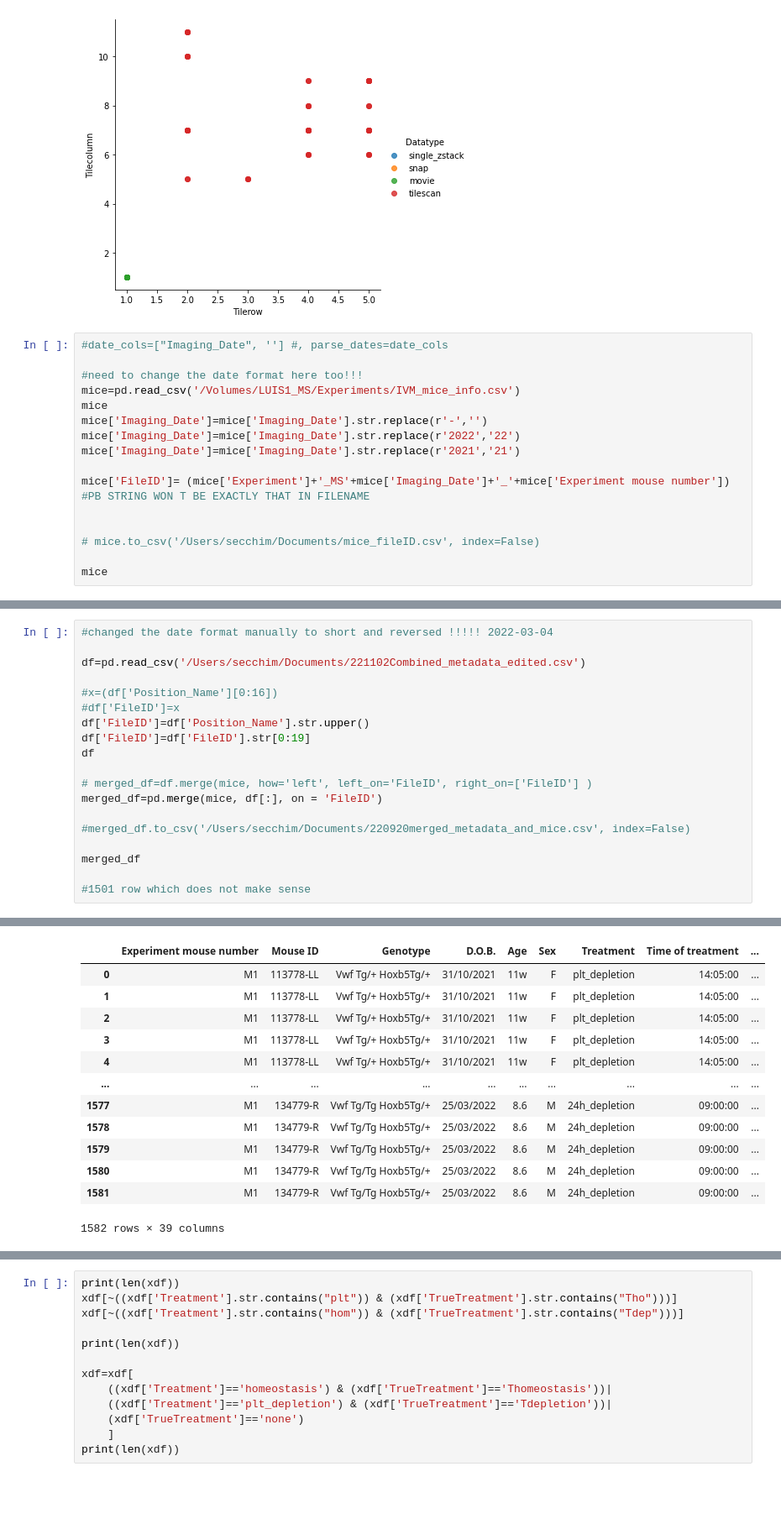
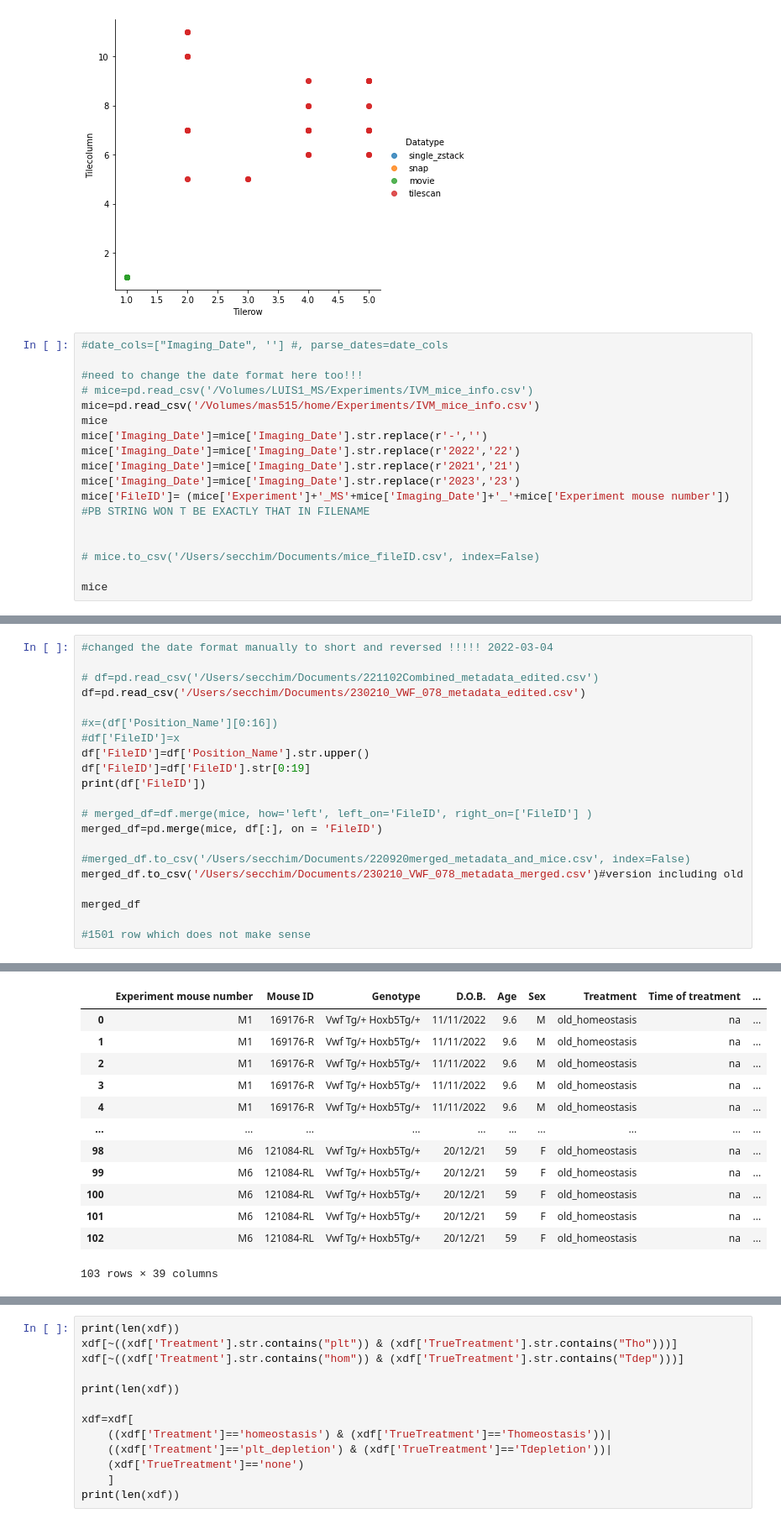
Before and after one commit to Mas515/Image_analysis, a Jupyter notebook: CZI_metadata_processing/Metadata_plotting.ipynb, the cells around one changed output, grey strips where cells are left out. Shown at 84% size. Cells and saved outputs as stored; diff of their text form; blank space fills up the shorter version.

```diff
--- a/CZI_metadata_processing/Metadata_plotting.ipynb
+++ b/CZI_metadata_processing/Metadata_plotting.ipynb
@@ -85,12 +87,13 @@ sns.lmplot('Tilerow','Tilecolumn',data=pddf, hue='Datatype', fit_reg=False)
 #date_cols=["Imaging_Date", ''] #, parse_dates=date_cols
 
 #need to change the date format here too!!!
-mice=pd.read_csv('/Volumes/LUIS1_MS/Experiments/IVM_mice_info.csv')
+# mice=pd.read_csv('/Volumes/LUIS1_MS/Experiments/IVM_mice_info.csv')
+mice=pd.read_csv('/Volumes/mas515/home/Experiments/IVM_mice_info.csv')
 mice
 mice['Imaging_Date']=mice['Imaging_Date'].str.replace(r'-','')
 mice['Imaging_Date']=mice['Imaging_Date'].str.replace(r'2022','22')
 mice['Imaging_Date']=mice['Imaging_Date'].str.replace(r'2021','21')
-
+mice['Imaging_Date']=mice['Imaging_Date'].str.replace(r'2023','23')
 mice['FileID']= (mice['Experiment']+'_MS'+mice['Imaging_Date']+'_'+mice['Experiment mouse number'])
 #PB STRING WON T BE EXACTLY THAT IN FILENAME
 
@@ -120,18 +123,20 @@ mice
 # %%
 #changed the date format manually to short and reversed !!!!! 2022-03-04
 
-df=pd.read_csv('/Users/secchim/Documents/221102Combined_metadata_edited.csv')
+# df=pd.read_csv('/Users/secchim/Documents/221102Combined_metadata_edited.csv')
+df=pd.read_csv('/Users/secchim/Documents/230210_VWF_078_metadata_edited.csv')
 
 #x=(df['Position_Name'][0:16])
 #df['FileID']=x
 df['FileID']=df['Position_Name'].str.upper()
 df['FileID']=df['FileID'].str[0:19]
-df
+print(df['FileID'])
 
 # merged_df=df.merge(mice, how='left', left_on='FileID', right_on=['FileID'] )
 merged_df=pd.merge(mice, df[:], on = 'FileID')
 
 #merged_df.to_csv('/Users/secchim/Documents/220920merged_metadata_and_mice.csv', index=False)
+merged_df.to_csv('/Users/secchim/Documents/230210_VWF_078_metadata_merged.csv')#version including old
 
 merged_df
 
@@ -140,14 +157,14 @@ merged_df
 |  | Experiment mouse number | Mouse ID | Genotype | D.O.B. | Age | Sex | Treatment | Time of treatment | ... |
-| 0 | M1 | 113778-LL | Vwf Tg/+ Hoxb5Tg/+ | 31/10/2021 | 11w | F | plt_depletion | 14:05:00 | ... |
-| 1 | M1 | 113778-LL | Vwf Tg/+ Hoxb5Tg/+ | 31/10/2021 | 11w | F | plt_depletion | 14:05:00 | ... |
-| 2 | M1 | 113778-LL | Vwf Tg/+ Hoxb5Tg/+ | 31/10/2021 | 11w | F | plt_depletion | 14:05:00 | ... |
-| 3 | M1 | 113778-LL | Vwf Tg/+ Hoxb5Tg/+ | 31/10/2021 | 11w | F | plt_depletion | 14:05:00 | ... |
-| 4 | M1 | 113778-LL | Vwf Tg/+ Hoxb5Tg/+ | 31/10/2021 | 11w | F | plt_depletion | 14:05:00 | ... |
+| 0 | M1 | 169176-R | Vwf Tg/+ Hoxb5Tg/+ | 11/11/2022 | 9.6 | M | old_homeostasis | na | ... |
+| 1 | M1 | 169176-R | Vwf Tg/+ Hoxb5Tg/+ | 11/11/2022 | 9.6 | M | old_homeostasis | na | ... |
+| 2 | M1 | 169176-R | Vwf Tg/+ Hoxb5Tg/+ | 11/11/2022 | 9.6 | M | old_homeostasis | na | ... |
+| 3 | M1 | 169176-R | Vwf Tg/+ Hoxb5Tg/+ | 11/11/2022 | 9.6 | M | old_homeostasis | na | ... |
+| 4 | M1 | 169176-R | Vwf Tg/+ Hoxb5Tg/+ | 11/11/2022 | 9.6 | M | old_homeostasis | na | ... |
 | ... | ... | ... | ... | ... | ... | ... | ... | ... | ... |
-| 1577 | M1 | 134779-R | Vwf Tg/Tg Hoxb5Tg/+ | 25/03/2022 | 8.6 | M | 24h_depletion | 09:00:00 | ... |
-| 1578 | M1 | 134779-R | Vwf Tg/Tg Hoxb5Tg/+ | 25/03/2022 | 8.6 | M | 24h_depletion | 09:00:00 | ... |
-| 1579 | M1 | 134779-R | Vwf Tg/Tg Hoxb5Tg/+ | 25/03/2022 | 8.6 | M | 24h_depletion | 09:00:00 | ... |
-| 1580 | M1 | 134779-R | Vwf Tg/Tg Hoxb5Tg/+ | 25/03/2022 | 8.6 | M | 24h_depletion | 09:00:00 | ... |
-| 1581 | M1 | 134779-R | Vwf Tg/Tg Hoxb5Tg/+ | 25/03/2022 | 8.6 | M | 24h_depletion | 09:00:00 | ... |
+| 98 | M6 | 121084-RL | Vwf Tg/+ Hoxb5Tg/+ | 20/12/21 | 59 | F | old_homeostasis | na | ... |
+| 99 | M6 | 121084-RL | Vwf Tg/+ Hoxb5Tg/+ | 20/12/21 | 59 | F | old_homeostasis | na | ... |
+| 100 | M6 | 121084-RL | Vwf Tg/+ Hoxb5Tg/+ | 20/12/21 | 59 | F | old_homeostasis | na | ... |
+| 101 | M6 | 121084-RL | Vwf Tg/+ Hoxb5Tg/+ | 20/12/21 | 59 | F | old_homeostasis | na | ... |
+| 102 | M6 | 121084-RL | Vwf Tg/+ Hoxb5Tg/+ | 20/12/21 | 59 | F | old_homeostasis | na | ... |
-1582 rows × 39 columns
+103 rows × 39 columns
 # %%
```
Also changed, not shown: parts of 4 cells of this notebook, 6 other files.
